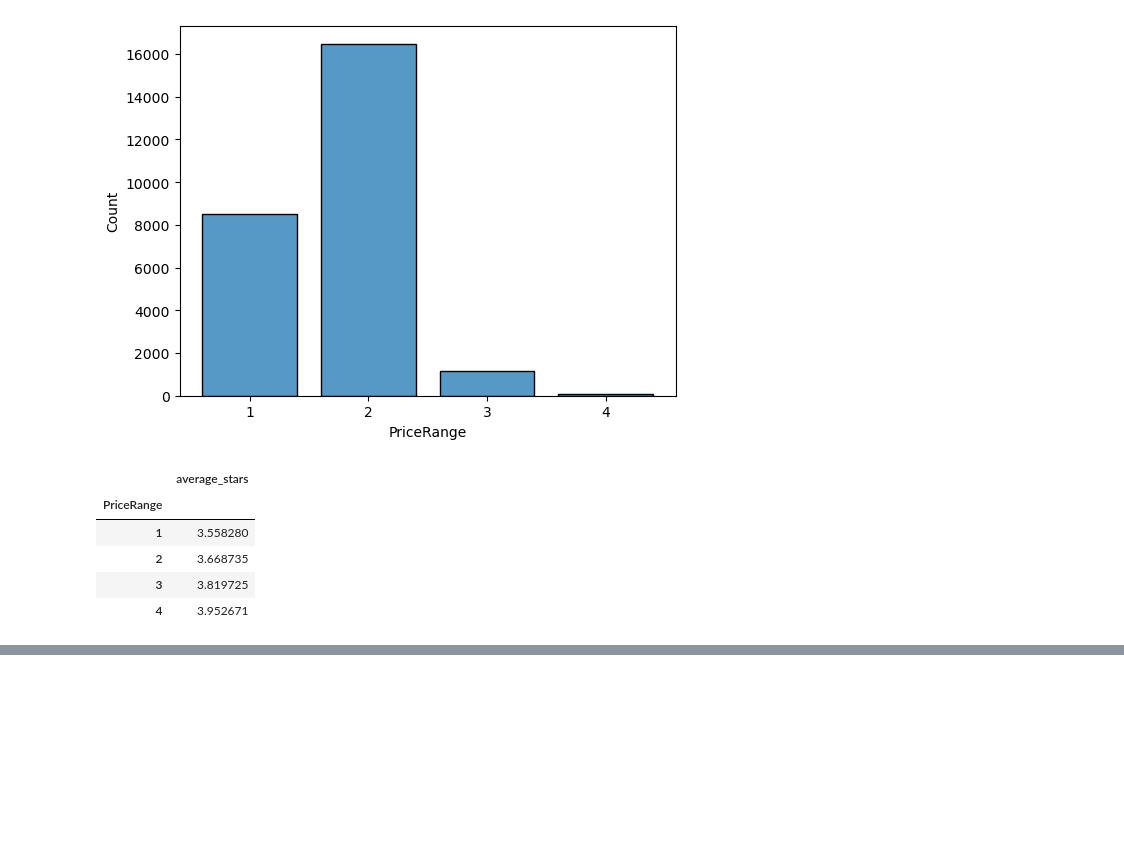
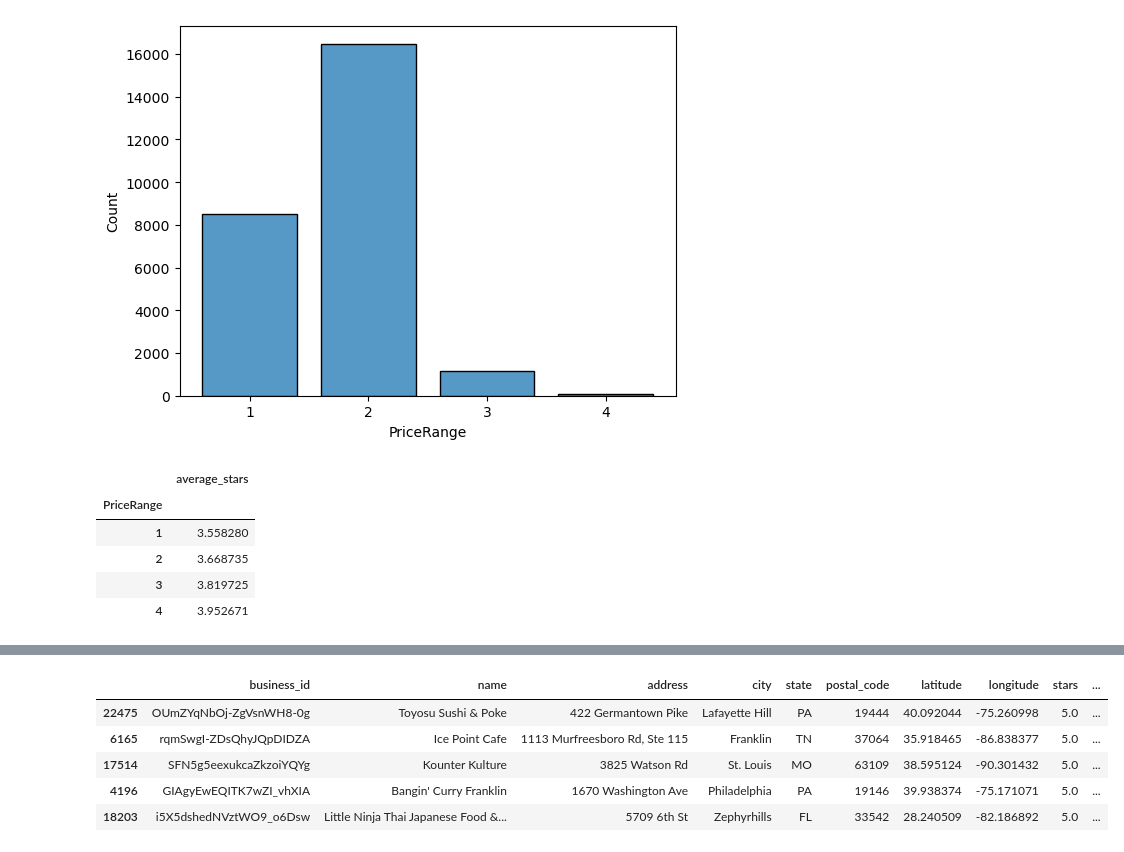
Before and after one commit to uic-cs418/group-project-better-late-than-never, a Jupyter notebook: InitialExploration.ipynb, the cells around one changed output, grey strips where cells are left out. Cells and saved outputs as stored; diff of their text form; code cells hidden in the pictures; blank space fills up the shorter version.

Commit message:
added new python function for getting best restaurants

```diff
--- a/InitialExploration.ipynb
+++ b/InitialExploration.ipynb
@@ -106,0 +132,11 @@ groupedPriceRanges.head()
+# %%
+importlib.reload(helper_functions)
+testDF=helper_functions.get_best_restaurants(restaurantsWithPriceRanges, category="Japanese", neighborhood="test", price_range=3)
+testDF.head()
+# %% [output]
+|  | business_id | name | address | city | state | postal_code | latitude | longitude | stars | ... |
+| 22475 | OUmZYqNbOj-ZgVsnWH8-0g | Toyosu Sushi & Poke | 422 Germantown Pike | Lafayette Hill | PA | 19444 | 40.092044 | -75.260998 | 5.0 | ... |
+| 6165 | rqmSwgI-ZDsQhyJQpDIDZA | Ice Point Cafe | 1113 Murfreesboro Rd, Ste 115 | Franklin | TN | 37064 | 35.918465 | -86.838377 | 5.0 | ... |
+| 17514 | SFN5g5eexukcaZkzoiYQYg | Kounter Kulture | 3825 Watson Rd | St. Louis | MO | 63109 | 38.595124 | -90.301432 | 5.0 | ... |
+| 4196 | GIAgyEwEQITK7wZI_vhXIA | Bangin' Curry Franklin | 1670 Washington Ave | Philadelphia | PA | 19146 | 39.938374 | -75.171071 | 5.0 | ... |
+| 18203 | i5X5dshedNVztWO9_o6Dsw | Little Ninja Thai Japanese Food &... | 5709 6th St | Zephyrhills | FL | 33542 | 28.240509 | -82.186892 | 5.0 | ... |
```
Also changed, not shown: parts of 3 cells of this notebook, 1 other file.
